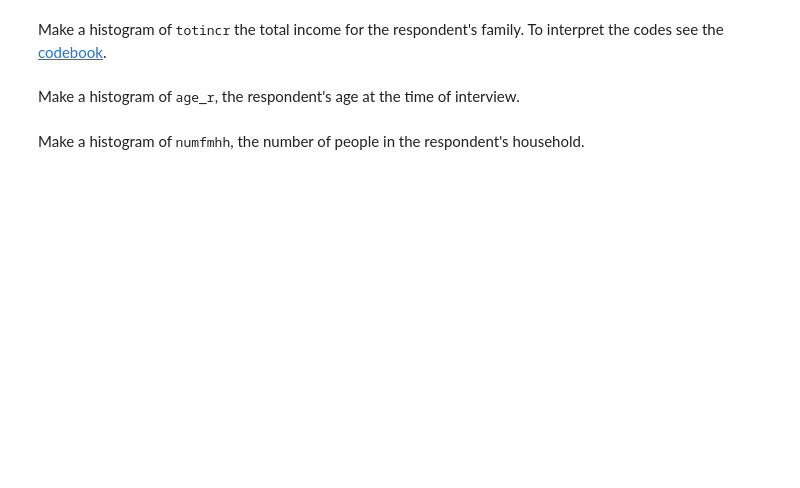
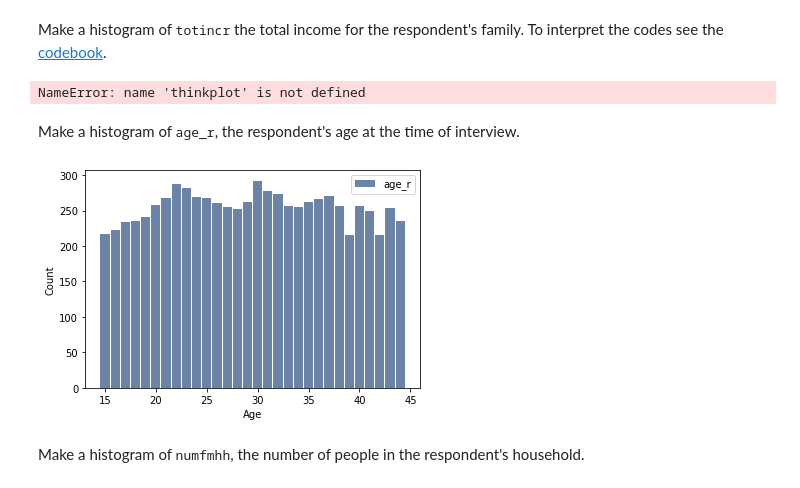
Before and after one commit to AlexiLJ/ThinkStats2, a Jupyter notebook: code/chap02ex.ipynb, the cells around one changed output. Cells and saved outputs as stored; diff of their text form; code cells hidden in the pictures; blank space fills up the shorter version.

```diff
--- a/code/chap02ex.ipynb
+++ b/code/chap02ex.ipynb
@@ -268,2 +291,9 @@ Make a histogram of <tt>totincr</tt> the total income for the respondent's famil
+# %%
+# Solution goes here
+hist = thinkstats2.Hist(resp.totincr, label='totincr')
+thinkplot.Hist(hist)
+thinkplot.Config(xlabel='Income', ylabel='Count')
+# %% [output]
+NameError: name 'thinkplot' is not defined
 # %% [markdown]
 Make a histogram of <tt>age_r</tt>, the respondent's age at the time of interview.
@@ -272,2 +300,9 @@ Make a histogram of <tt>age_r</tt>, the respondent's age at the time of intervie
+# %%
+# Solution goes here
+hist = thinkstats2.Hist(resp.age_r, label='age_r')
+thinkplot.Hist(hist)
+thinkplot.Config(xlabel='Age', ylabel='Count')
+# %% [output]
+[figure, added]
 # %% [markdown]
 Make a histogram of <tt>numfmhh</tt>, the number of people in the respondent's household.
```
Also changed, not shown: parts of 35 cells of this notebook, 8 other files.
